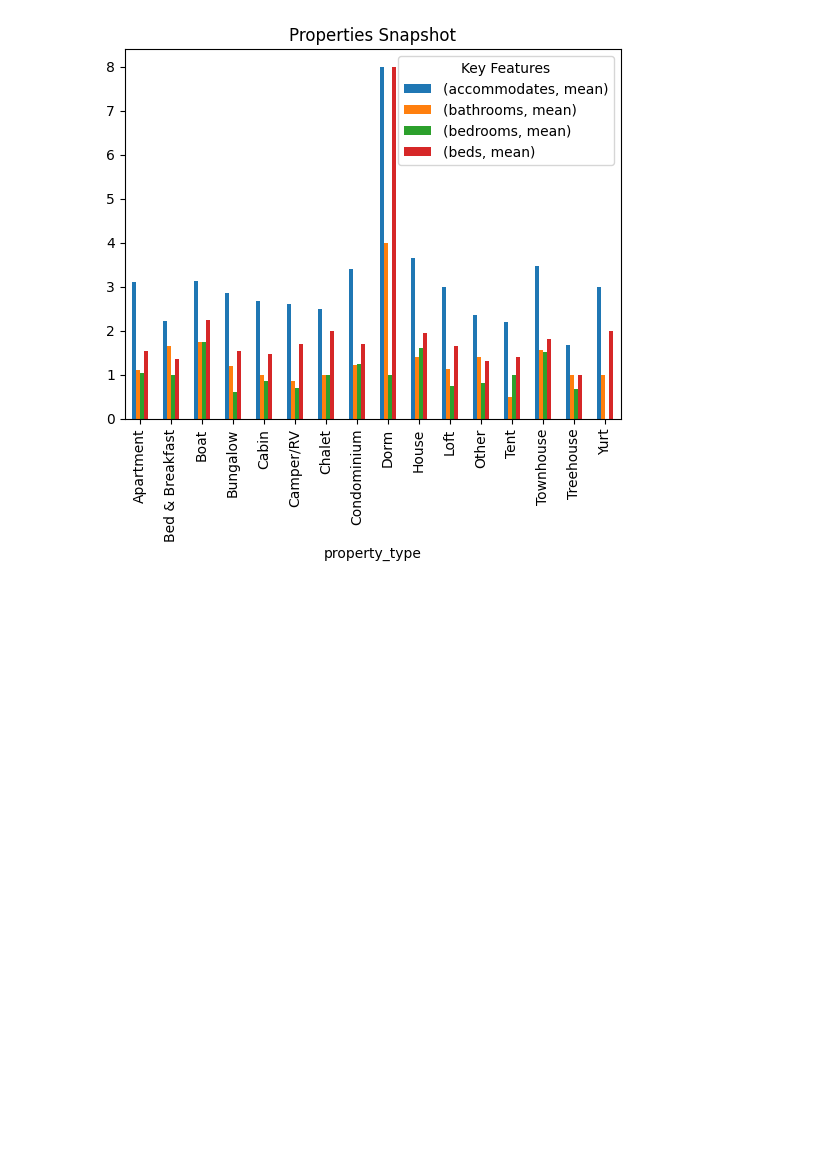
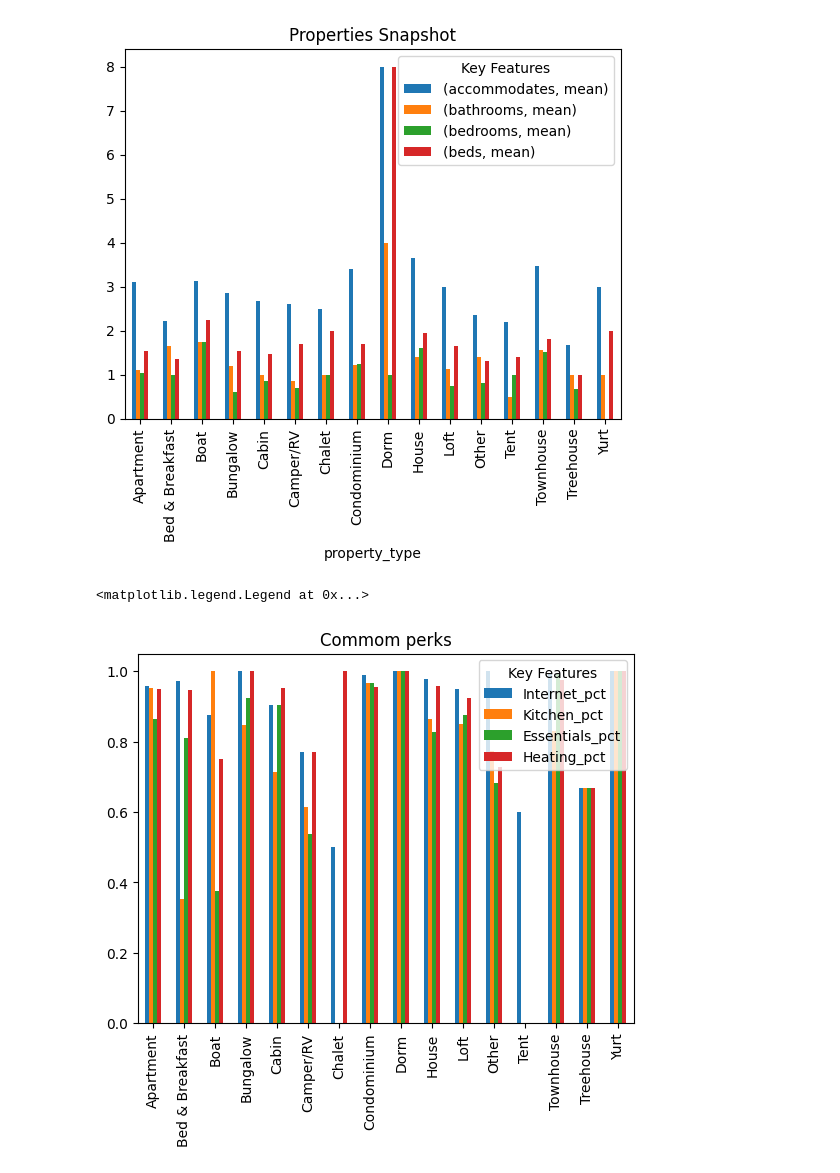
Before and after one commit to aeusepi/AirBnB_Project, a Jupyter notebook: AirBnbSeattle.ipynb, the cells around one changed output. Drawn from its saved outputs; the diff is of its cells as text; code cells hidden in the pictures; blank space fills up the shorter version.

```diff
--- a/AirBnbSeattle.ipynb
+++ b/AirBnbSeattle.ipynb
@@ -54,5 +56,6 @@ plt.title("What type of properties are listed? (" + sampleSize +"% of Total)");
 # %%
-group_prop= df_properties.groupby("property_type")
+# Looking into the standard features of each property type
+group_prop= df_properties.groupby("property_type",group_keys=True ,as_index=False)
 
 group_prop[["accommodates","bathrooms","bedrooms","beds"]].agg(["mean"]).plot(kind = "bar")
 plt.title("Properties Snapshot");
@@ -60,3 +63,17 @@ plt.legend(title="Key Features")
 # %% [output]
 <matplotlib.legend.Legend at 0x...>
 [figure]
+# %%
+# What type of amenities are usually availabel witht the property
+amenitis_list = []
+amenitis_list = dtprep.convert_colCont2List(df_properties,'amenities')
+amenitis_list
+df_comm = dtprep.mostcommon_staff(group_prop,df_properties,amenitis_list)
+
+reduce_df_comm = df_comm.iloc[:, np.where((df_comm.median() > 0.7) == True)[0]].drop("_pct",axis=1)
+reduce_df_comm.plot(kind = "bar")
+plt.title("Commom perks");
+plt.legend(title="Key Features")
+# %% [output]
+<matplotlib.legend.Legend at 0x...>
+[figure, added]
```
Also changed, not shown: parts of 2 cells of this notebook.
